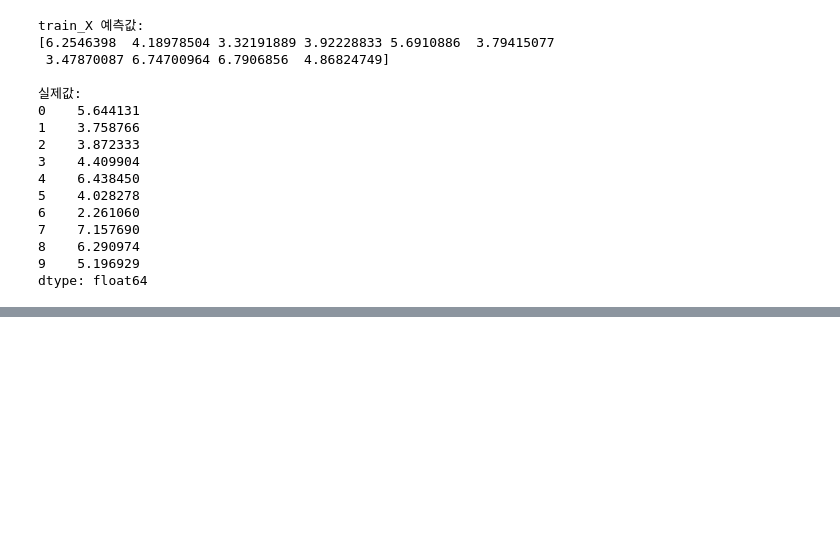
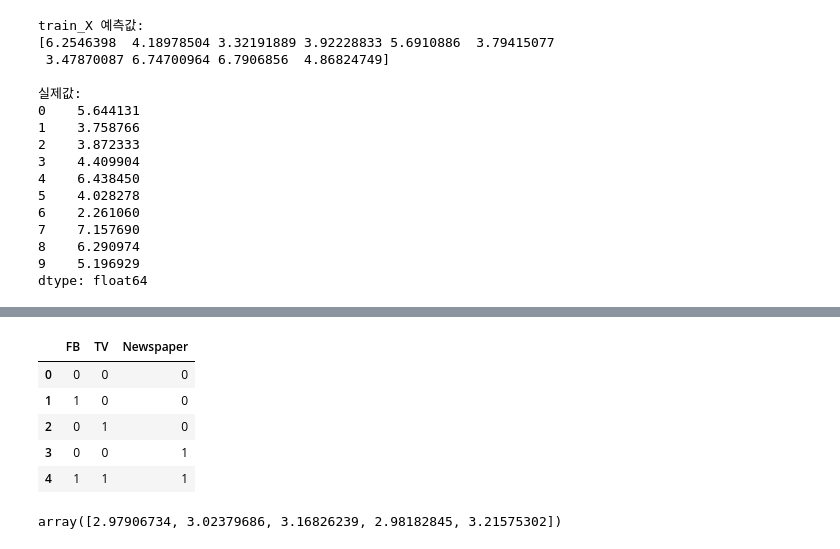
Before and after one commit to Hongbi-Kim/Machine-Learning, a Jupyter notebook: 03. 지도학습_회귀분석.ipynb, the cells around one changed output, grey strips where cells are left out. Drawn from its saved outputs; the diff is of its cells as text; code cells hidden in the pictures; blank space fills up the shorter version.

```diff
--- a/03. 지도학습_회귀분석.ipynb
+++ b/03. 지도학습_회귀분석.ipynb
@@ -130,0 +270,14 @@ dtype: float64
+# %%
+df1 = pd.DataFrame(np.array([[0,0,0],[1,0,0],[0,1,0],[0,0,1],[1,1,1]]), columns = ['FB', 'TV', 'Newspaper'])
+df1
+# %% [output]
+|  | FB | TV | Newspaper |
+| 0 | 0 | 0 | 0 |
+| 1 | 1 | 0 | 0 |
+| 2 | 0 | 1 | 0 |
+| 3 | 0 | 0 | 1 |
+| 4 | 1 | 1 | 1 |
+# %%
+lrmodel.predict(df1)
+# %% [output]
+array([2.97906734, 3.02379686, 3.16826239, 2.98182845, 3.21575302])
```
Also changed, not shown: parts of 20 cells of this notebook, 2 other files.
